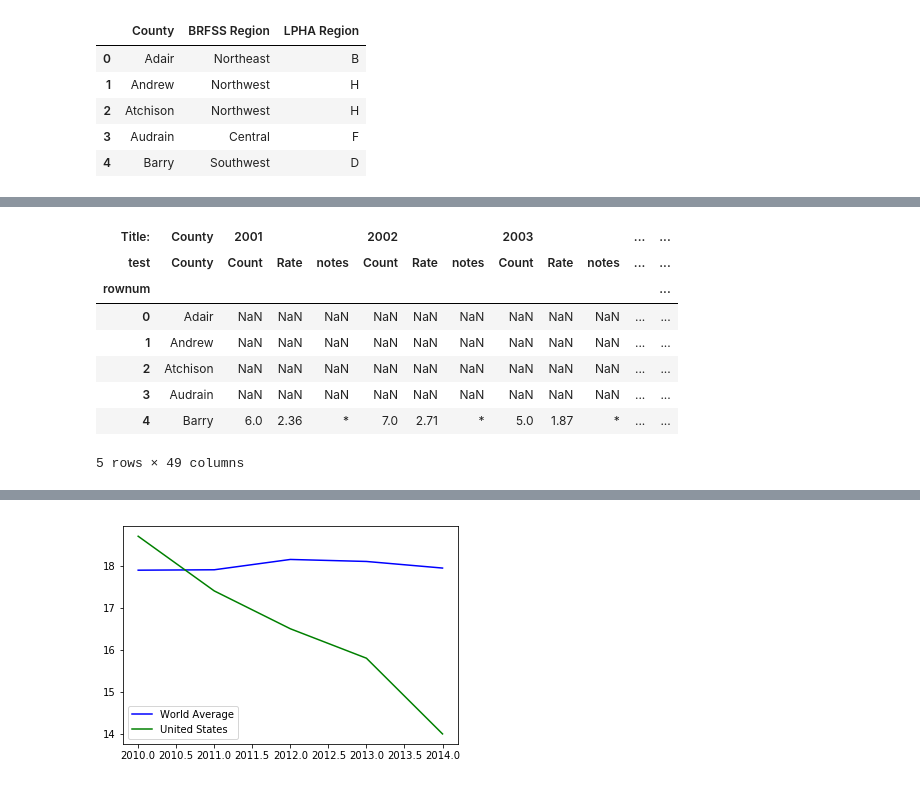
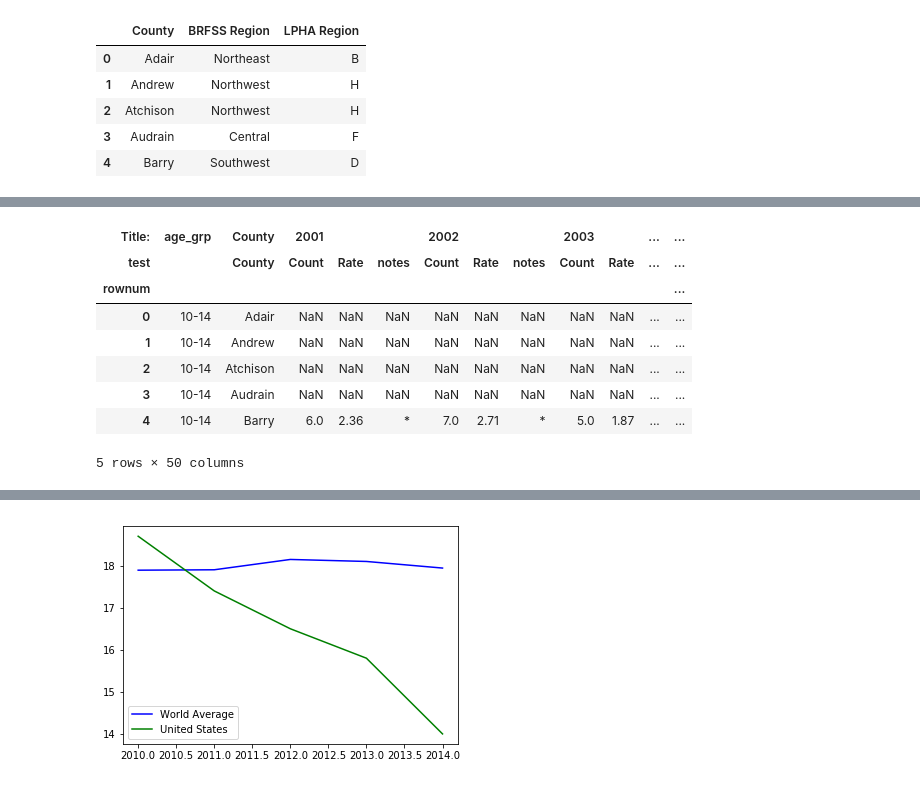
Before and after one commit to tmatoushek/PoisonProject_WashU_TTh, a Jupyter notebook: poison_starter_code_tgm.ipynb, the cells around one changed output, grey strips where cells are left out. Drawn from its saved outputs; the diff is of its cells as text; code cells hidden in the pictures.

```diff
--- a/poison_starter_code_tgm.ipynb
+++ b/poison_starter_code_tgm.ipynb
@@ -155,35 +243,38 @@ MoPsnDat_5_9.head()
 # %%
 MoPsnDat_10_14.columns.levels[2]
 
 MoPsnDat_10_14.columns = MoPsnDat_10_14.columns.droplevel(2)
 
 MoPsnDat_10_14.index = MoPsnDat_10_14.index.rename('rownum')
 MoPsnDat_10_14.columns = MoPsnDat_10_14.columns.rename('test', level = 1)
 
 MoPsnDat_10_14.columns.set_levels(['Count', 'Rate', 'County', 'notes',
        'notes', 'notes', 'notes',
        'notes', 'notes', 'notes',
        'notes', 'notes', 'notes',
        'notes', 'notes', 'notes',
        'notes', 'notes', 'notes',], level=1, inplace = True)
 
 MoPsnDat_10_14.columns.set_levels(['2001', '2002', '2003', '2004', '2005', '2006', '2007', '2008', '2009',
        '2010', '2011', '2012', '2013', '2014', '2015', 'Total for selection',
 
        '2004', '2005', '2006',
        '2007', '2008', '2009',
        '2010', '2011', '2012',
        '2013', '2001', '2014',
        '2015', 'Total for selection', '2002',
        '2003', 'County'], level=0, inplace = True)
+
+MoPsnDat_10_14.insert(0, 'age_grp', '10-14')
+
 MoPsnDat_10_14.head()
 # %% [output]
-| Title: | County | 2001 |  |  | 2002 |  |  | 2003 |  |  | ... | ... |
-| test | County | Count | Rate | notes | Count | Rate | notes | Count | Rate | notes | ... | ... |
+| Title: | age_grp | County | 2001 |  |  | 2002 |  |  | 2003 |  | ... | ... |
+| test |  | County | Count | Rate | notes | Count | Rate | notes | Count | Rate | ... | ... |
 | rownum |  |  |  |  |  |  |  |  |  |  |  | ... |
-| 0 | Adair | NaN | NaN | NaN | NaN | NaN | NaN | NaN | NaN | NaN | ... | ... |
-| 1 | Andrew | NaN | NaN | NaN | NaN | NaN | NaN | NaN | NaN | NaN | ... | ... |
-| 2 | Atchison | NaN | NaN | NaN | NaN | NaN | NaN | NaN | NaN | NaN | ... | ... |
-| 3 | Audrain | NaN | NaN | NaN | NaN | NaN | NaN | NaN | NaN | NaN | ... | ... |
-| 4 | Barry | 6.0 | 2.36 | * | 7.0 | 2.71 | * | 5.0 | 1.87 | * | ... | ... |
+| 0 | 10-14 | Adair | NaN | NaN | NaN | NaN | NaN | NaN | NaN | NaN | ... | ... |
+| 1 | 10-14 | Andrew | NaN | NaN | NaN | NaN | NaN | NaN | NaN | NaN | ... | ... |
+| 2 | 10-14 | Atchison | NaN | NaN | NaN | NaN | NaN | NaN | NaN | NaN | ... | ... |
+| 3 | 10-14 | Audrain | NaN | NaN | NaN | NaN | NaN | NaN | NaN | NaN | ... | ... |
+| 4 | 10-14 | Barry | 6.0 | 2.36 | * | 7.0 | 2.71 | * | 5.0 | 1.87 | ... | ... |
-5 rows × 49 columns
+5 rows × 50 columns
```
Also changed, not shown: parts of 13 cells of this notebook.
